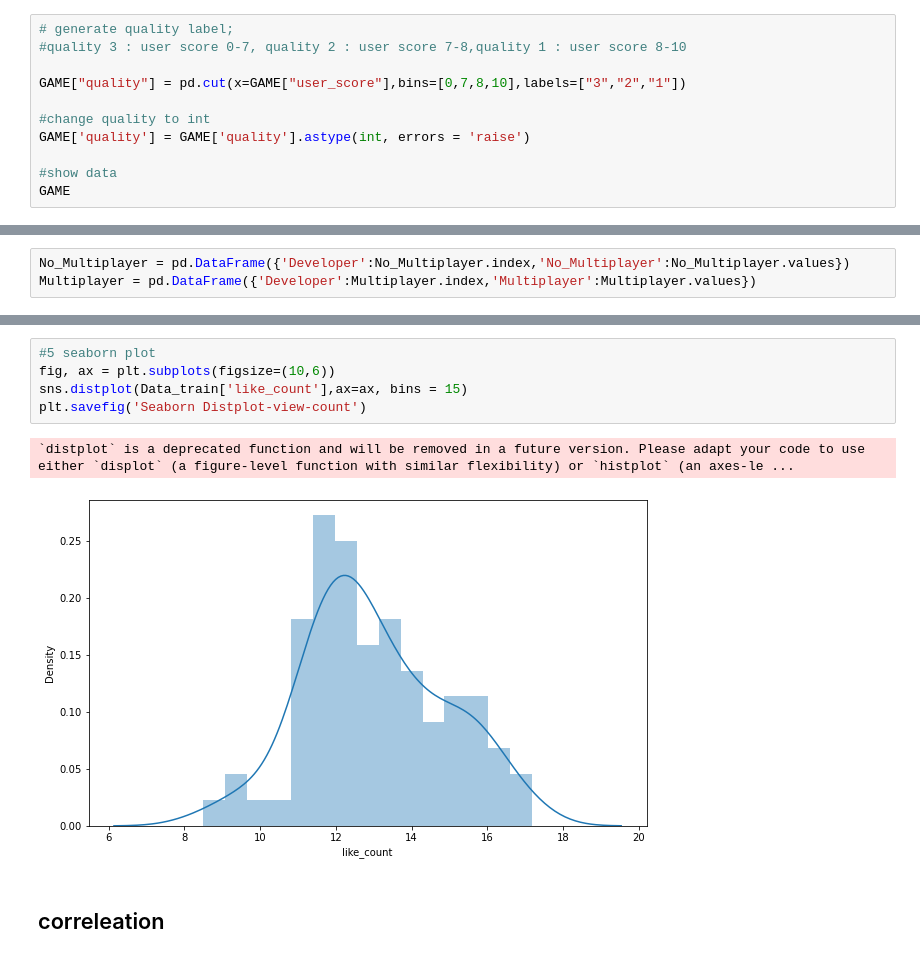
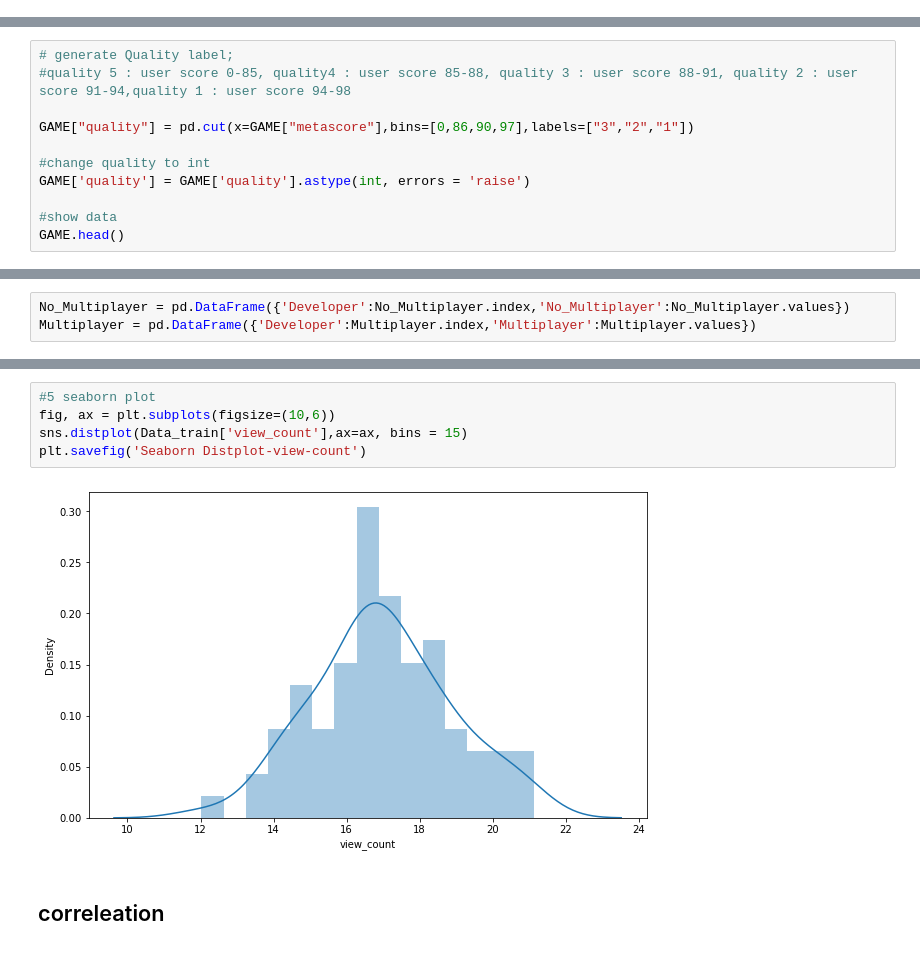
Before and after one commit to dmiao123/DE-Individual-, a Jupyter notebook: Python Work/DE Individual .ipynb, the cells around one changed output, grey strips where cells are left out. Saved outputs shown, nothing was run; the diff lists cells and outputs as text.

```diff
--- a/Python Work/DE Individual .ipynb
+++ b/Python Work/DE Individual .ipynb
@@ -1704,11 +1736,0 @@ memory usage: 12.6+ KB
-# %%
-# generate quality label;
-#quality 3 : user score 0-7, quality 2 : user score 7-8,quality 1 : user score 8-10
-
-GAME["quality"] = pd.cut(x=GAME["user_score"],bins=[0,7,8,10],labels=["3","2","1"])
-
-#change quality to int
-GAME['quality'] = GAME['quality'].astype(int, errors = 'raise')
-
-#show data
-GAME
@@ -1853,0 +1798,11 @@ comment_count = box_hist_plot(Data_train, "comment_count")
+# %%
+# generate Quality label;
+#quality 5 : user score 0-85, quality4 : user score 85-88, quality 3 : user score 88-91, quality 2 : user score 91-94,quality 1 : user score 94-98
+
+GAME["quality"] = pd.cut(x=GAME["metascore"],bins=[0,86,90,97],labels=["3","2","1"])
+
+#change quality to int
+GAME['quality'] = GAME['quality'].astype(int, errors = 'raise')
+
+#show data
+GAME.head()
@@ -2059,10 +2173,9 @@ plt.savefig('Like Count Flow')
 # %%
 #5 seaborn plot
 fig, ax = plt.subplots(figsize=(10,6))
-sns.distplot(Data_train['like_count'],ax=ax, bins = 15)
+sns.distplot(Data_train['view_count'],ax=ax, bins = 15)
 plt.savefig('Seaborn Distplot-view-count')
 # %% [output]
-`distplot` is a deprecated function and will be removed in a future version. Please adapt your code to use either `displot` (a figure-level function with similar flexibility) or `histplot` (an axes-le ...
-[figure, old version]
+[figure, new version]
 # %% [markdown]
 ## correleation
```
Also changed, not shown: parts of 132 cells of this notebook.
